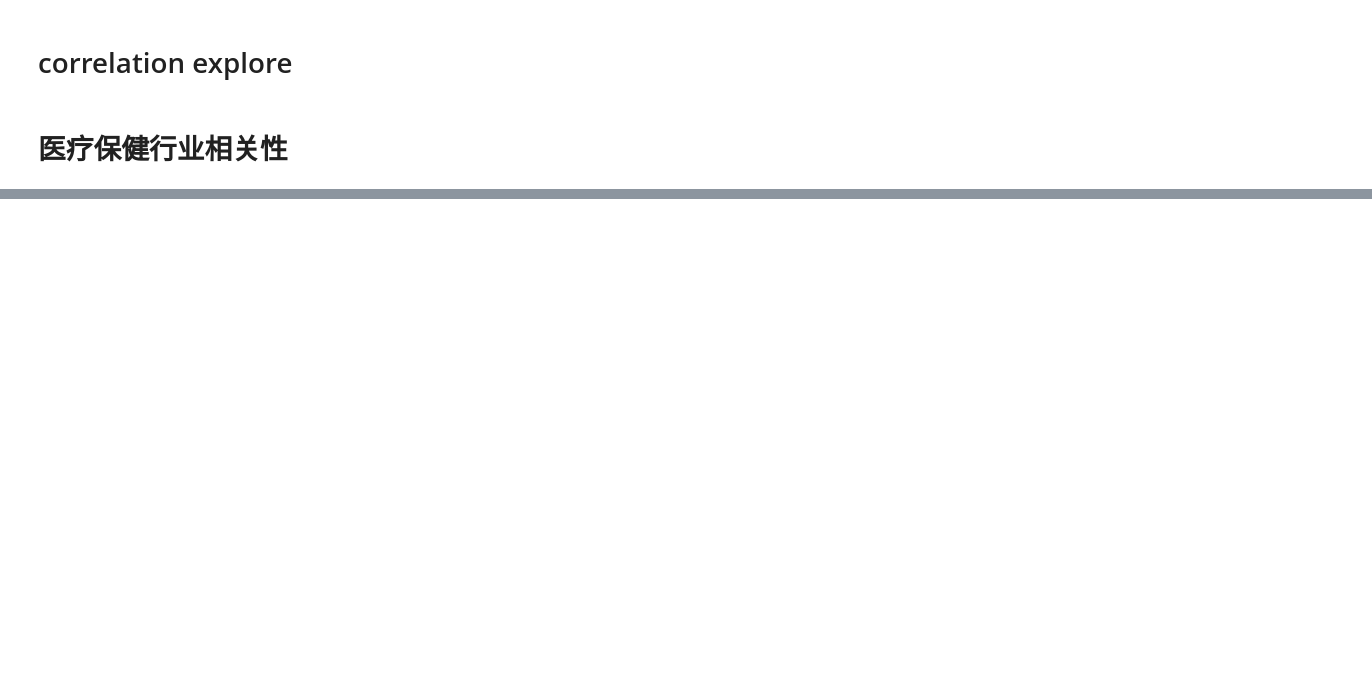
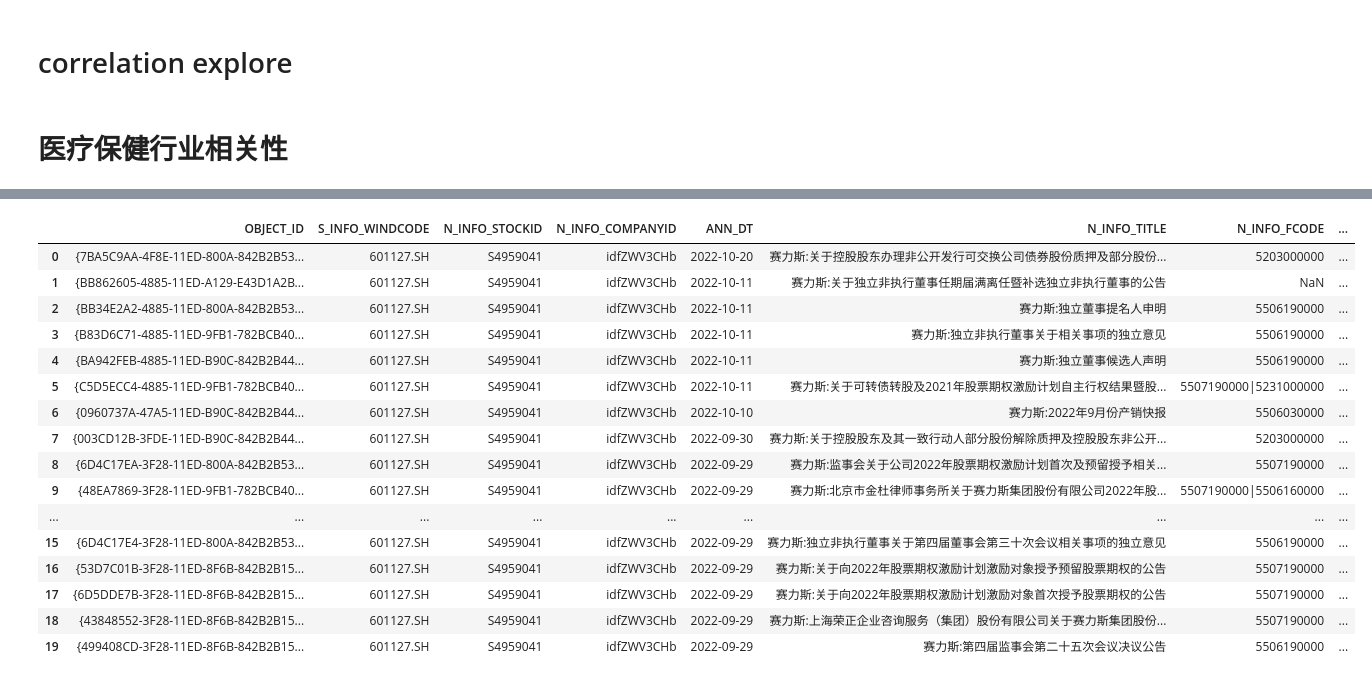
Before and after one commit to PXY11/trading-optimize, a Jupyter notebook: tmp.ipynb, the cells around one changed output, grey strips where cells are left out. Cells and saved outputs as stored; diff of their text form; code cells hidden in the pictures; blank space fills up the shorter version.

```diff
--- a/tmp.ipynb
+++ b/tmp.ipynb
@@ -269,0 +413,10 @@ len(corr_mat_norm_list)
+# %%
+sql = f'''
+SELECT * FROM wind_admin.ASHAREANNINF
+where S_INFO_WINDCODE='601127.SH'
+order by ANN_DT desc
+limit 20
+'''
+df_news = dataset.get_data(sql)
+df_news
+# %% [output]
@@ -269,0 +424,17 @@ len(corr_mat_norm_list)
+|  | OBJECT_ID | S_INFO_WINDCODE | N_INFO_STOCKID | N_INFO_COMPANYID | ANN_DT | N_INFO_TITLE | N_INFO_FCODE | ... |
+| 0 | {7BA5C9AA-4F8E-11ED-800A-842B2B53... | 601127.SH | S4959041 | idfZWV3CHb | 2022-10-20 | 赛力斯:关于控股股东办理非公开发行可交换公司债券股份质押及部分股份... | 5203000000 | ... |
+| 1 | {BB862605-4885-11ED-A129-E43D1A2B... | 601127.SH | S4959041 | idfZWV3CHb | 2022-10-11 | 赛力斯:关于独立非执行董事任期届满离任暨补选独立非执行董事的公告 | NaN | ... |
+| 2 | {BB34E2A2-4885-11ED-800A-842B2B53... | 601127.SH | S4959041 | idfZWV3CHb | 2022-10-11 | 赛力斯:独立董事提名人申明 | 5506190000 | ... |
+| 3 | {B83D6C71-4885-11ED-9FB1-782BCB40... | 601127.SH | S4959041 | idfZWV3CHb | 2022-10-11 | 赛力斯:独立非执行董事关于相关事项的独立意见 | 5506190000 | ... |
+| 4 | {BA942FEB-4885-11ED-B90C-842B2B44... | 601127.SH | S4959041 | idfZWV3CHb | 2022-10-11 | 赛力斯:独立董事候选人声明 | 5506190000 | ... |
+| 5 | {C5D5ECC4-4885-11ED-9FB1-782BCB40... | 601127.SH | S4959041 | idfZWV3CHb | 2022-10-11 | 赛力斯:关于可转债转股及2021年股票期权激励计划自主行权结果暨股... | 5507190000|5231000000 | ... |
+| 6 | {0960737A-47A5-11ED-B90C-842B2B44... | 601127.SH | S4959041 | idfZWV3CHb | 2022-10-10 | 赛力斯:2022年9月份产销快报 | 5506030000 | ... |
+| 7 | {003CD12B-3FDE-11ED-B90C-842B2B44... | 601127.SH | S4959041 | idfZWV3CHb | 2022-09-30 | 赛力斯:关于控股股东及其一致行动人部分股份解除质押及控股股东非公开... | 5203000000 | ... |
+| 8 | {6D4C17EA-3F28-11ED-800A-842B2B53... | 601127.SH | S4959041 | idfZWV3CHb | 2022-09-29 | 赛力斯:监事会关于公司2022年股票期权激励计划首次及预留授予相关... | 5507190000 | ... |
+| 9 | {48EA7869-3F28-11ED-9FB1-782BCB40... | 601127.SH | S4959041 | idfZWV3CHb | 2022-09-29 | 赛力斯:北京市金杜律师事务所关于赛力斯集团股份有限公司2022年股... | 5507190000|5506160000 | ... |
+| ... | ... | ... | ... | ... | ... | ... | ... | ... |
+| 15 | {6D4C17E4-3F28-11ED-800A-842B2B53... | 601127.SH | S4959041 | idfZWV3CHb | 2022-09-29 | 赛力斯:独立非执行董事关于第四届董事会第三十次会议相关事项的独立意见 | 5506190000 | ... |
+| 16 | {53D7C01B-3F28-11ED-8F6B-842B2B15... | 601127.SH | S4959041 | idfZWV3CHb | 2022-09-29 | 赛力斯:关于向2022年股票期权激励计划激励对象授予预留股票期权的公告 | 5507190000 | ... |
+| 17 | {6D5DDE7B-3F28-11ED-8F6B-842B2B15... | 601127.SH | S4959041 | idfZWV3CHb | 2022-09-29 | 赛力斯:关于向2022年股票期权激励计划激励对象首次授予股票期权的公告 | 5507190000 | ... |
+| 18 | {43848552-3F28-11ED-8F6B-842B2B15... | 601127.SH | S4959041 | idfZWV3CHb | 2022-09-29 | 赛力斯:上海荣正企业咨询服务（集团）股份有限公司关于赛力斯集团股份... | 5507190000 | ... |
+| 19 | {499408CD-3F28-11ED-8F6B-842B2B15... | 601127.SH | S4959041 | idfZWV3CHb | 2022-09-29 | 赛力斯:第四届监事会第二十五次会议决议公告 | 5506190000 | ... |
```
Also changed, not shown: parts of 17 cells of this notebook, 3 other files.
